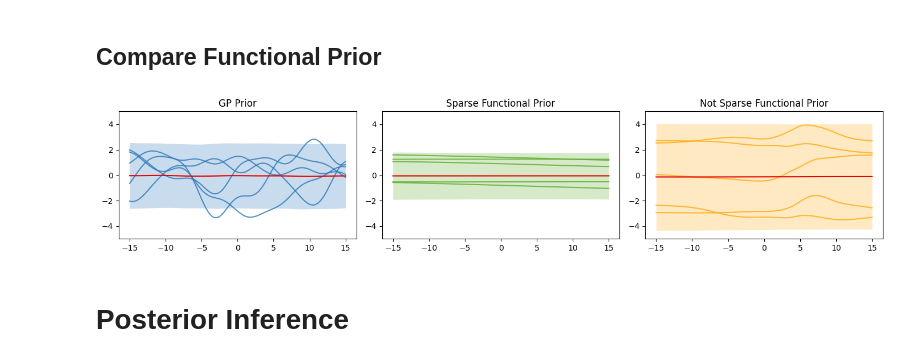
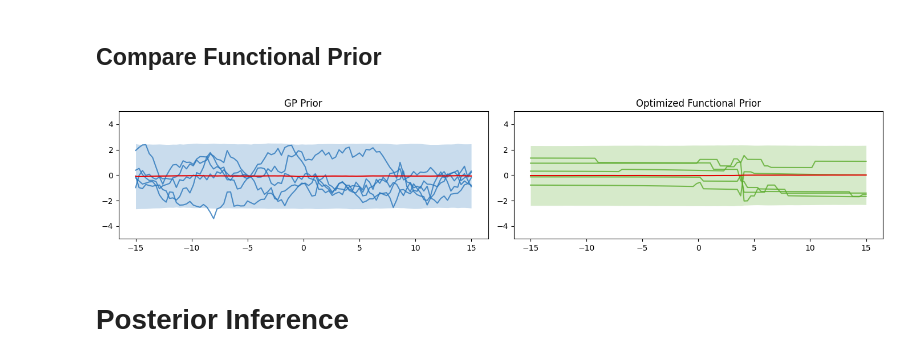
Before and after one commit to MariusLin/model-selection-partially-stochastic-nn, a Jupyter notebook: Notebooks/1D-regression-gaussian-prior.ipynb, the cells around one changed output. Drawn from its saved outputs; the diff is of its cells as text; code cells hidden in the pictures.

```diff
--- a/Notebooks/1D-regression-gaussian-prior.ipynb
+++ b/Notebooks/1D-regression-gaussian-prior.ipynb
@@ -239,6 +228,11 @@ kernel = RBF(
         input_dim=1, ARD=True,
         lengthscales=torch.tensor([leng], dtype=torch.double),
         variance=torch.tensor([ampl], dtype=torch.double))
+
+kernel = Exponential(
+        input_dim=1, ARD=True,
+        lengthscales=torch.tensor([leng], dtype=torch.double),
+        variance=torch.tensor([ampl], dtype=torch.double))
 gpmodel = GPR(X=torch.from_numpy(X_).to(device),
               Y=torch.from_numpy(y_).reshape([-1, 1]).to(device),
               kern=kernel, mean_function=Zero())
@@ -347,45 +291,34 @@ plt.show()
 # %% [markdown]
 ## Compare Functional Prior
 # %%
-# Load the optimize prior
-util.set_seed(1)
-ckpt_path = os.path.join(OUT_DIR, "ckpts", "it-{}.ckpt".format(mapper_num_iters))
-opt_bnn.load_state_dict(torch.load(ckpt_path))
-
 # Draw functions from the priors
 n_plot = 4000
 util.set_seed(8)
 
 gp_samples = gpmodel.sample_functions(
    Xtest_tensor, n_plot).detach().cpu().numpy().squeeze()
 gp_samples = zscore_unnormalization(gp_samples, y_mean, y_std)
 
 sparse_opt_samples = opt_bnn_sparse.sample_functions(
     Xtest_tensor.float(), n_plot).detach().cpu().numpy().squeeze()
 sparse_opt_samples = zscore_unnormalization(sparse_opt_samples, y_mean, y_std)
 
-wasserstein_opt_samples = opt_bnn_wasserstein.sample_functions(
-    Xtest_tensor.float(), n_plot).detach().cpu().numpy().squeeze()
-wasserstein_opt_samples = zscore_unnormalization(wasserstein_opt_samples, y_mean, y_std)
 
 
-fig, axs = plt.subplots(1, 3, figsize=(14, 3))
+fig, axs = plt.subplots(1,2, figsize=(14, 3))
 plot_samples(Xtest, gp_samples, ax=axs[0], n_keep=5)
 axs[0].set_title('GP Prior')
 axs[0].set_ylim([-5, 5])
 
 plot_samples(Xtest, sparse_opt_samples, ax=axs[1], color='xkcd:grass', n_keep=5)
-axs[1].set_title('Sparse Functional Prior')
+axs[1].set_title('Optimized Functional Prior')
 axs[1].set_ylim([-5, 5])
 
-plot_samples(Xtest, wasserstein_opt_samples, ax=axs[2], color='xkcd:yellowish orange', n_keep=5)
-axs[2].set_title('Wasserstein Functional Prior')
-axs[2].set_ylim([-5, 5])
 
 plt.tight_layout()
 plt.show()
 # %% [output]
-[figure, old version]
+[figure, new version]
 # %% [markdown]
 # Posterior Inference
 # %%
```
Also changed, not shown: parts of 25 cells of this notebook, 26 other files.
